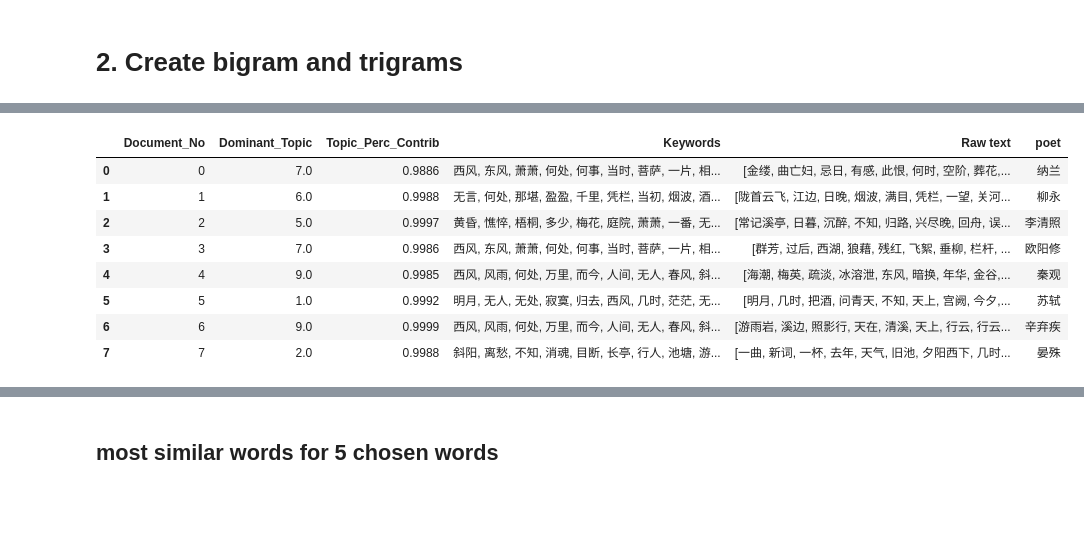
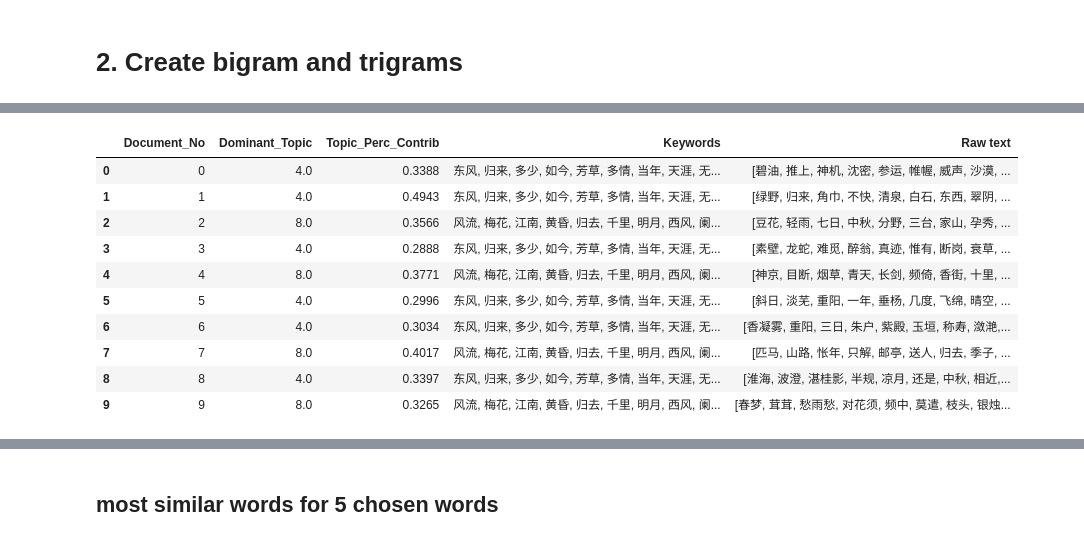
Before and after one commit to tianchu-shu/NLP, a Jupyter notebook: NLP_project.ipynb, the cells around one changed output, grey strips where cells are left out. Cells and saved outputs as stored; diff of their text form; code cells hidden in the pictures; blank space fills up the shorter version.

```diff
--- a/NLP_project.ipynb
+++ b/NLP_project.ipynb
@@ -156,0 +130,3 @@ data_words_nostops
+# %%
+data_words = list(data)
+print(data_words[:1])
@@ -160,8 +140,8 @@ data_words_nostops
 %%time
 
 # Build the bigram and trigram models
-bigram = gensim.models.Phrases(data_words_nostops, min_count=5, threshold=100) # higher threshold fewer phrases.
-trigram = gensim.models.Phrases(bigram[data_words_nostops], threshold=100)
+bigram = gensim.models.Phrases(data_words, min_count=5, threshold=100) # higher threshold fewer phrases.
+trigram = gensim.models.Phrases(bigram[data_words], threshold=100)
 
 # Faster way to get a sentence clubbed as a trigram/bigram
 bigram_mod = gensim.models.phrases.Phraser(bigram)
@@ -185,5 +165,5 @@ Wall time: 247 ms
 # %%
 %%time
 # Form Bigrams
-data_words_bigrams = make_bigrams(data_words_nostops)
+data_words_bigrams = make_bigrams(data_words)
 # %% [output]
@@ -192,11 +172,15 @@ Wall time: 27.4 ms
 # %%
 %%time
 # Create Dictionary
-id2word = corpora.Dictionary(data_words_nostops)
+id2word = corpora.Dictionary(data_words)
 
 # Create Corpus
-texts = data_words_nostops
+texts = data_words
 
 # Term Document Frequency
 corpus = [id2word.doc2bow(text) for text in texts]
+#corpus.filter_n_most_frequent(2)
+
+# View
+print(corpus[2])
 # %% [output]
@@ -298,48 +283,49 @@ def process_words(texts, stop_words=stop_words, allowed_postags=('n','nr','ns'))
     texts_out = [[word for word in simple_preprocess(str(doc)) if word not in stop_words] for doc in texts_out]
     return texts_out
 # %%
-def format_topics_sentences(ldamodel=None, corpus=corpus, texts=data):
+def format_topics_sentences(ldamodel=None, corpus=corpus, texts=data_words):
     # Init output
     sent_topics_df = pd.DataFrame()
 
     # Get main topic in each document
     for i, row_list in enumerate(ldamodel[corpus]):
         row = row_list[0] if ldamodel.per_word_topics else row_list
         # print(row)
         row = sorted(row, key=lambda x: (x[1]), reverse=True)
         # Get the Dominant topic, Perc Contribution and Keywords for each document
         for j, (topic_num, prop_topic) in enumerate(row):
             if j == 0:  # => dominant topic
                 wp = ldamodel.show_topic(topic_num)
                 topic_keywords = ", ".join([word for word, prop in wp])
                 sent_topics_df = sent_topics_df.append(pd.Series([int(topic_num), round(prop_topic,4), topic_keywords]), ignore_index=True)
             else:
                 break
     sent_topics_df.columns = ['Dominant_Topic', 'Perc_Contribution', 'Topic_Keywords']
 
     #Add original text to the end of the output
     contents = pd.Series(texts)
     sent_topics_df = pd.concat([sent_topics_df, contents], axis=1)
     return(sent_topics_df)
 
 
-df_topic_sents_keywords = format_topics_sentences(ldamodel=lda_model, corpus=corpus, texts=data_words_nostops)
+df_topic_sents_keywords = format_topics_sentences(ldamodel=lda_model, corpus=corpus, texts=data_words_bigrams)
 
 # Format
 df_dominant_topic = df_topic_sents_keywords.reset_index()
 df_dominant_topic.columns = ['Document_No', 'Dominant_Topic', 'Topic_Perc_Contrib', 'Keywords', 'Raw text']
-df_dominant_topic['poet'] =  pd.Series(name)
 df_dominant_topic.head(10)
 # %% [output]
-|  | Document_No | Dominant_Topic | Topic_Perc_Contrib | Keywords | Raw text | poet |
-| 0 | 0 | 7.0 | 0.9886 | 西风, 东风, 萧萧, 何处, 何事, 当时, 菩萨, 一片, 相... | [金缕, 曲亡妇, 忌日, 有感, 此恨, 何时, 空阶, 葬花,... | 纳兰 |
-| 1 | 1 | 6.0 | 0.9988 | 无言, 何处, 那堪, 盈盈, 千里, 凭栏, 当初, 烟波, 酒... | [陇首云飞, 江边, 日晚, 烟波, 满目, 凭栏, 一望, 关河... | 柳永 |
-| 2 | 2 | 5.0 | 0.9997 | 黄昏, 憔悴, 梧桐, 多少, 梅花, 庭院, 萧萧, 一番, 无... | [常记溪亭, 日暮, 沉醉, 不知, 归路, 兴尽晚, 回舟, 误... | 李清照 |
-| 3 | 3 | 7.0 | 0.9986 | 西风, 东风, 萧萧, 何处, 何事, 当时, 菩萨, 一片, 相... | [群芳, 过后, 西湖, 狼藉, 残红, 飞絮, 垂柳, 栏杆, ... | 欧阳修 |
-| 4 | 4 | 9.0 | 0.9985 | 西风, 风雨, 何处, 万里, 而今, 人间, 无人, 春风, 斜... | [海潮, 梅英, 疏淡, 冰溶泄, 东风, 暗换, 年华, 金谷,... | 秦观 |
-| 5 | 5 | 1.0 | 0.9992 | 明月, 无人, 无处, 寂寞, 归去, 西风, 几时, 茫茫, 无... | [明月, 几时, 把酒, 问青天, 不知, 天上, 宫阙, 今夕,... | 苏轼 |
-| 6 | 6 | 9.0 | 0.9999 | 西风, 风雨, 何处, 万里, 而今, 人间, 无人, 春风, 斜... | [游雨岩, 溪边, 照影行, 天在, 清溪, 天上, 行云, 行云... | 辛弃疾 |
-| 7 | 7 | 2.0 | 0.9988 | 斜阳, 离愁, 不知, 消魂, 目断, 长亭, 行人, 池塘, 游... | [一曲, 新词, 一杯, 去年, 天气, 旧池, 夕阳西下, 几时... | 晏殊 |
+|  | Document_No | Dominant_Topic | Topic_Perc_Contrib | Keywords | Raw text |
+| 0 | 0 | 4.0 | 0.3388 | 东风, 归来, 多少, 如今, 芳草, 多情, 当年, 天涯, 无... | [碧油, 推上, 神机, 沈密, 参运, 帷幄, 威声, 沙漠, ... |
+| 1 | 1 | 4.0 | 0.4943 | 东风, 归来, 多少, 如今, 芳草, 多情, 当年, 天涯, 无... | [绿野, 归来, 角巾, 不快, 清泉, 白石, 东西, 翠阴, ... |
+| 2 | 2 | 8.0 | 0.3566 | 风流, 梅花, 江南, 黄昏, 归去, 千里, 明月, 西风, 阑... | [豆花, 轻雨, 七日, 中秋, 分野, 三台, 家山, 孕秀, ... |
+| 3 | 3 | 4.0 | 0.2888 | 东风, 归来, 多少, 如今, 芳草, 多情, 当年, 天涯, 无... | [素壁, 龙蛇, 难觅, 醉翁, 真迹, 惟有, 断岗, 衰草, ... |
+| 4 | 4 | 8.0 | 0.3771 | 风流, 梅花, 江南, 黄昏, 归去, 千里, 明月, 西风, 阑... | [神京, 目断, 烟草, 青天, 长剑, 频倚, 香街, 十里, ... |
+| 5 | 5 | 4.0 | 0.2996 | 东风, 归来, 多少, 如今, 芳草, 多情, 当年, 天涯, 无... | [斜日, 淡芜, 重阳, 一年, 垂杨, 几度, 飞绵, 晴空, ... |
+| 6 | 6 | 4.0 | 0.3034 | 东风, 归来, 多少, 如今, 芳草, 多情, 当年, 天涯, 无... | [香凝雾, 重阳, 三日, 朱户, 紫殿, 玉垣, 称寿, 潋滟,... |
+| 7 | 7 | 8.0 | 0.4017 | 风流, 梅花, 江南, 黄昏, 归去, 千里, 明月, 西风, 阑... | [匹马, 山路, 怅年, 只解, 邮亭, 送人, 归去, 季子, ... |
+| 8 | 8 | 4.0 | 0.3397 | 东风, 归来, 多少, 如今, 芳草, 多情, 当年, 天涯, 无... | [淮海, 波澄, 湛桂影, 半规, 凉月, 还是, 中秋, 相近,... |
+| 9 | 9 | 8.0 | 0.3265 | 风流, 梅花, 江南, 黄昏, 归去, 千里, 明月, 西风, 阑... | [春梦, 茸茸, 愁雨愁, 对花须, 频中, 莫遣, 枝头, 银烛... |
 # %%
 # Display setting to show more characters in column
 pd.options.display.max_colwidth = 100
```
Also changed, not shown: parts of 49 cells of this notebook, 1 other file.
